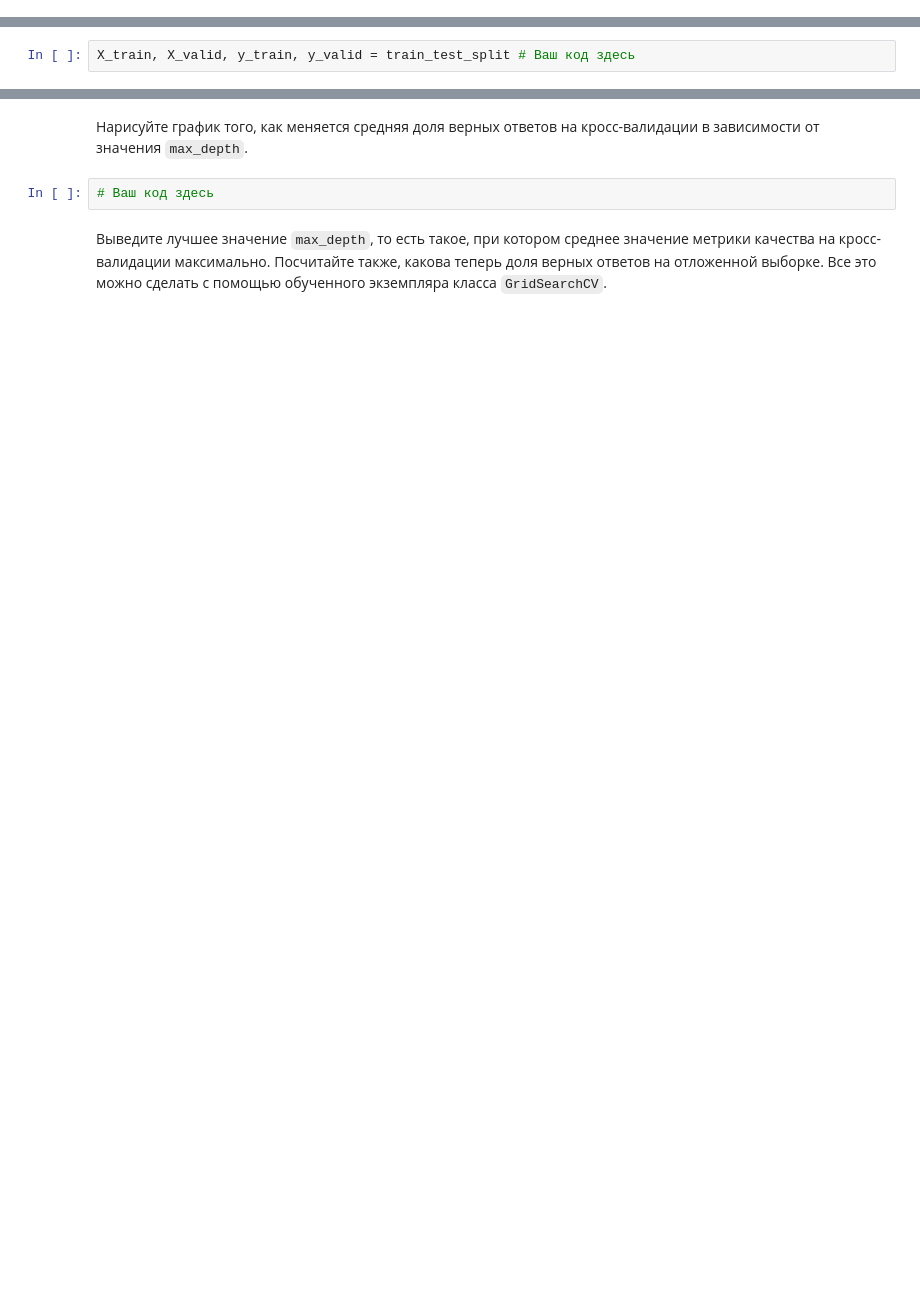
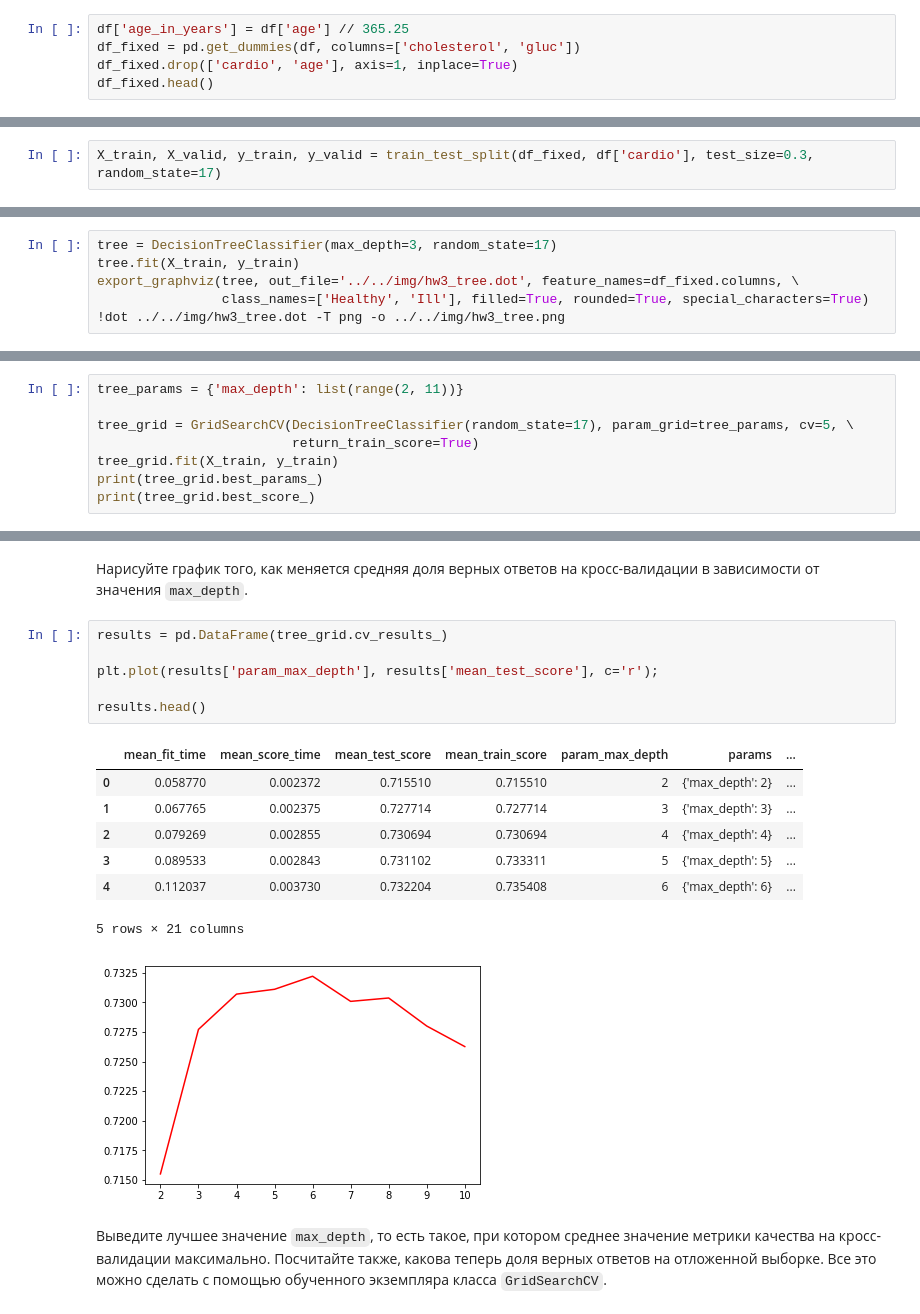
Before and after one commit to tulaman/mlcourse_open, a Jupyter notebook: jupyter_russian/homeworks/hw3_session3_decision_trees.ipynb, the cells around one changed output, grey strips where cells are left out. Drawn from its saved outputs; the diff is of its cells as text; blank space fills up the shorter version.

```diff
--- a/jupyter_russian/homeworks/hw3_session3_decision_trees.ipynb
+++ b/jupyter_russian/homeworks/hw3_session3_decision_trees.ipynb
@@ -159,0 +195,5 @@ df.head()
+# %%
+df['age_in_years'] = df['age'] // 365.25
+df_fixed = pd.get_dummies(df, columns=['cholesterol', 'gluc'])
+df_fixed.drop(['cardio', 'age'], axis=1, inplace=True)
+df_fixed.head()
@@ -160,6 +208,6 @@ df.head()
 # %% [markdown]
 Разбейте выборку на обучающую и отложенную (holdout) части в пропорции 7/3. Для этого используйте метод `sklearn.model_selection.train_test_split`, зафиксируйте у него `random_state`=17.
 # %%
-X_train, X_valid, y_train, y_valid = train_test_split # Ваш код здесь
+X_train, X_valid, y_train, y_valid = train_test_split(df_fixed, df['cardio'], test_size=0.3, random_state=17)
 # %% [markdown]
 Обучите на выборке `(X_train, y_train)` дерево решений с ограничением на максимальную глубину в 3. Зафиксируйте у дерева `random_state=17`. Визуализируйте дерево с помошью `sklearn.tree.export_graphviz`, `dot` и `pydot`. Пример дан в [статье](https://habrahabr.ru/company/ods/blog/322534/) под спойлером "Код для отрисовки дерева". Названия файлов писать без кавычек, для того чтобы работало в jupyter notebook. Обратите внимание, что команды в Jupyter notebook, начинающиеся с восклицательного знака – это терминальные команды (которые мы обычно запускаем в терминале/командной строке).
@@ -167,0 +214,6 @@ X_train, X_valid, y_train, y_valid = train_test_split # Ваш код здесь
+# %%
+tree = DecisionTreeClassifier(max_depth=3, random_state=17)
+tree.fit(X_train, y_train)
+export_graphviz(tree, out_file='../../img/hw3_tree.dot', feature_names=df_fixed.columns, \
+                class_names=['Healthy', 'Ill'], filled=True, rounded=True, special_characters=True)
+!dot ../../img/hw3_tree.dot -T png -o ../../img/hw3_tree.png
@@ -183,0 +237,8 @@ tree_grid = GridSearchCV # Ваш код здесь
+# %%
+tree_params = {'max_depth': list(range(2, 11))}
+
+tree_grid = GridSearchCV(DecisionTreeClassifier(random_state=17), param_grid=tree_params, cv=5, \
+                         return_train_score=True)
+tree_grid.fit(X_train, y_train)
+print(tree_grid.best_params_)
+print(tree_grid.best_score_)
@@ -184,6 +248,19 @@ tree_grid = GridSearchCV # Ваш код здесь
 # %% [markdown]
 Нарисуйте график того, как меняется средняя доля верных ответов на кросс-валидации в зависимости от значения `max_depth`.
-# %%
-# Ваш код здесь
+# %%
+results = pd.DataFrame(tree_grid.cv_results_)
+
+plt.plot(results['param_max_depth'], results['mean_test_score'], c='r');
+
+results.head()
+# %% [output]
+|  | mean_fit_time | mean_score_time | mean_test_score | mean_train_score | param_max_depth | params | ... |
+| 0 | 0.058770 | 0.002372 | 0.715510 | 0.715510 | 2 | {'max_depth': 2} | ... |
+| 1 | 0.067765 | 0.002375 | 0.727714 | 0.727714 | 3 | {'max_depth': 3} | ... |
+| 2 | 0.079269 | 0.002855 | 0.730694 | 0.730694 | 4 | {'max_depth': 4} | ... |
+| 3 | 0.089533 | 0.002843 | 0.731102 | 0.733311 | 5 | {'max_depth': 5} | ... |
+| 4 | 0.112037 | 0.003730 | 0.732204 | 0.735408 | 6 | {'max_depth': 6} | ... |
+5 rows × 21 columns
+[figure, added]
 # %% [markdown]
 Выведите лучшее значение `max_depth`, то есть такое, при котором среднее значение метрики качества на кросс-валидации максимально. Посчитайте также, какова теперь доля верных ответов на отложенной выборке. Все это можно сделать с помощью обученного экземпляра класса `GridSearchCV`.
```
Also changed, not shown: parts of 17 cells of this notebook, 4 other files.
